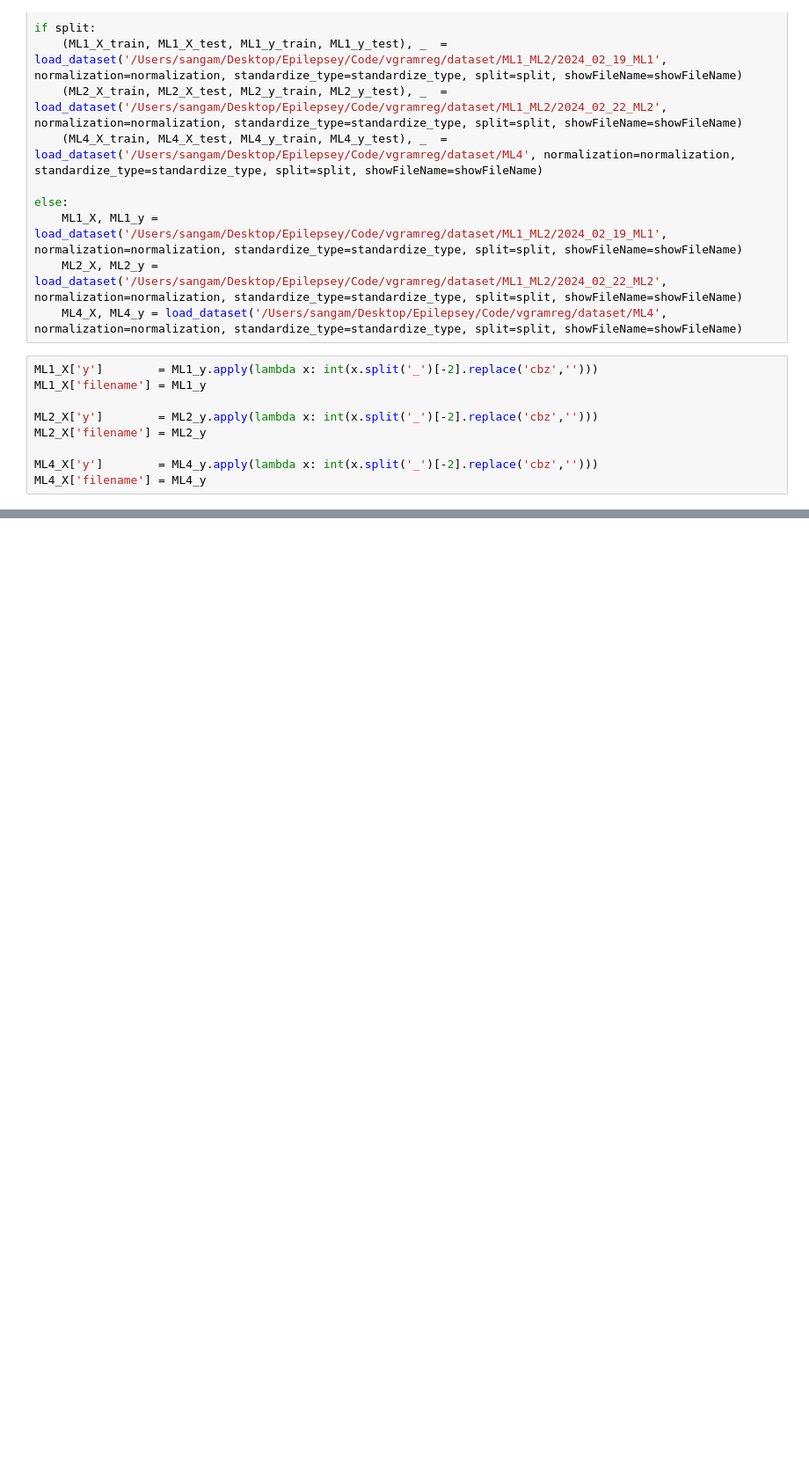
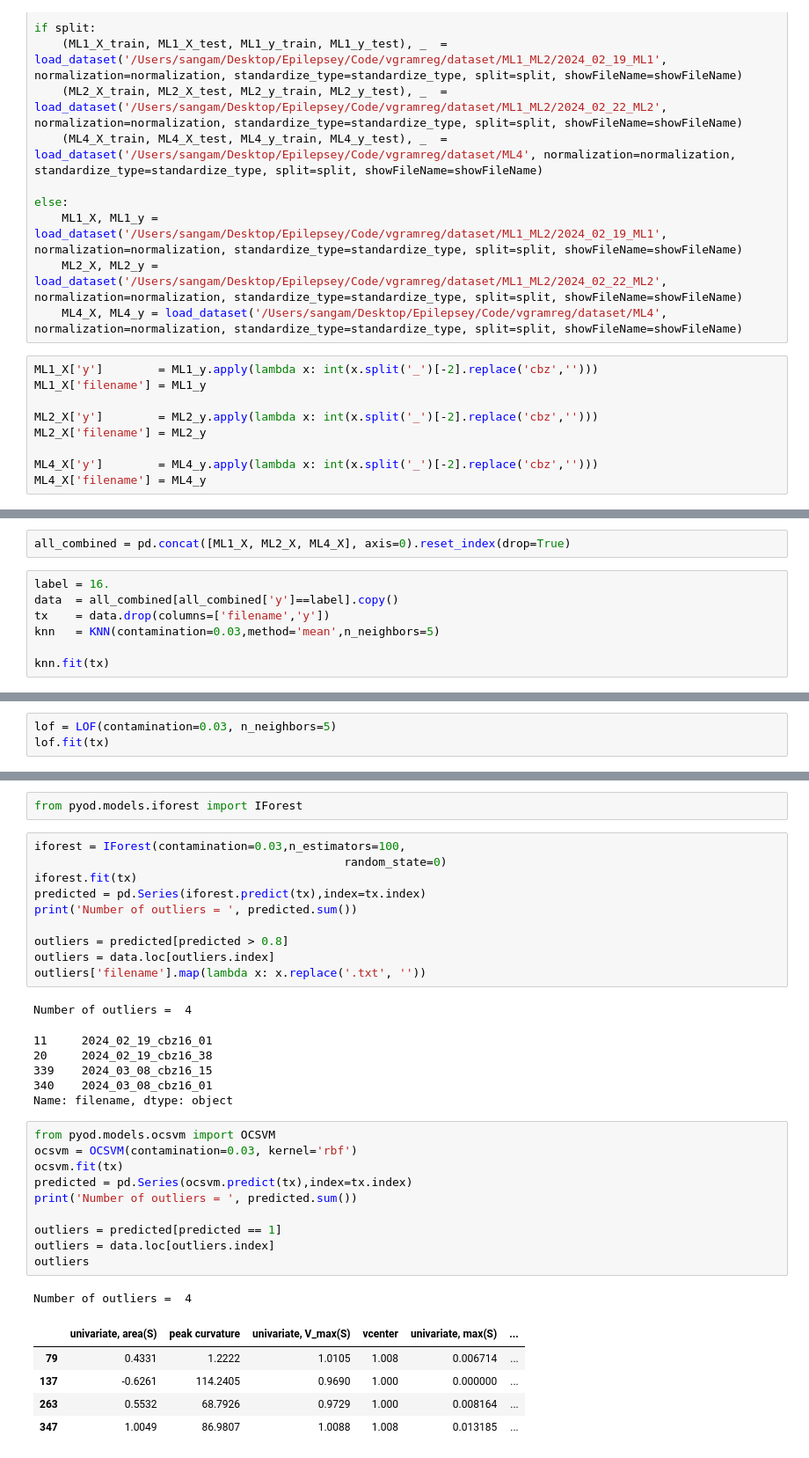
Before and after one commit to ramseylab/vgramreg, a Jupyter notebook: notebooks/Outlier_Detection_whole_dataset.ipynb, the cells around one changed output, grey strips where cells are left out. Shown at 88% size. Cells and saved outputs as stored; diff of their text form; blank space fills up the shorter version.

```diff
--- a/notebooks/Outlier_Detection_whole_dataset.ipynb
+++ b/notebooks/Outlier_Detection_whole_dataset.ipynb
@@ -118,0 +193,9 @@ Successfully built pyod
+# %%
+all_combined = pd.concat([ML1_X, ML2_X, ML4_X], axis=0).reset_index(drop=True)
+# %%
+label = 16.
+data  = all_combined[all_combined['y']==label].copy()
+tx    = data.drop(columns=['filename','y'])
+knn   = KNN(contamination=0.03,method='mean',n_neighbors=5)
+
+knn.fit(tx)
@@ -118,0 +233,3 @@ Successfully built pyod
+# %%
+lof = LOF(contamination=0.03, n_neighbors=5)
+lof.fit(tx)
@@ -118,0 +250,36 @@ Successfully built pyod
+# %%
+from pyod.models.iforest import IForest
+# %%
+iforest = IForest(contamination=0.03,n_estimators=100,
+                                             random_state=0)
+iforest.fit(tx)
+predicted = pd.Series(iforest.predict(tx),index=tx.index)
+print('Number of outliers = ', predicted.sum())
+
+outliers = predicted[predicted > 0.8]
+outliers = data.loc[outliers.index]
+outliers['filename'].map(lambda x: x.replace('.txt', ''))
+# %% [output]
+Number of outliers =  4
+11     2024_02_19_cbz16_01
+20     2024_02_19_cbz16_38
+339    2024_03_08_cbz16_15
+340    2024_03_08_cbz16_01
+Name: filename, dtype: object
+# %%
+from pyod.models.ocsvm import OCSVM
+ocsvm = OCSVM(contamination=0.03, kernel='rbf')
+ocsvm.fit(tx)
+predicted = pd.Series(ocsvm.predict(tx),index=tx.index)
+print('Number of outliers = ', predicted.sum())
+
+outliers = predicted[predicted == 1]
+outliers = data.loc[outliers.index]
+outliers
+# %% [output]
+Number of outliers =  4
+|  | univariate, area(S) | peak curvature | univariate, V_max(S) | vcenter | univariate, max(S) | ... |
+| 79 | 0.4331 | 1.2222 | 1.0105 | 1.008 | 0.006714 | ... |
+| 137 | -0.6261 | 114.2405 | 0.9690 | 1.000 | 0.000000 | ... |
+| 263 | 0.5532 | 68.7926 | 0.9729 | 1.000 | 0.008164 | ... |
+| 347 | 1.0049 | 86.9807 | 1.0088 | 1.008 | 0.013185 | ... |
```
Also changed, not shown: parts of 21 cells of this notebook, 1 other file.
